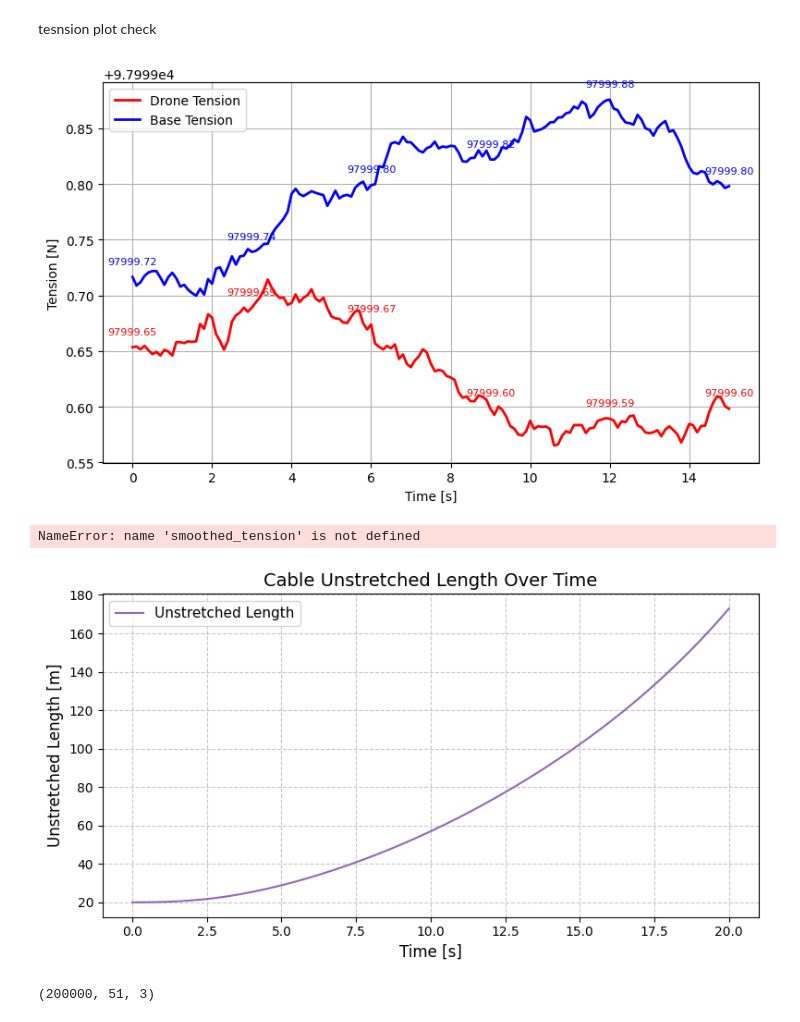
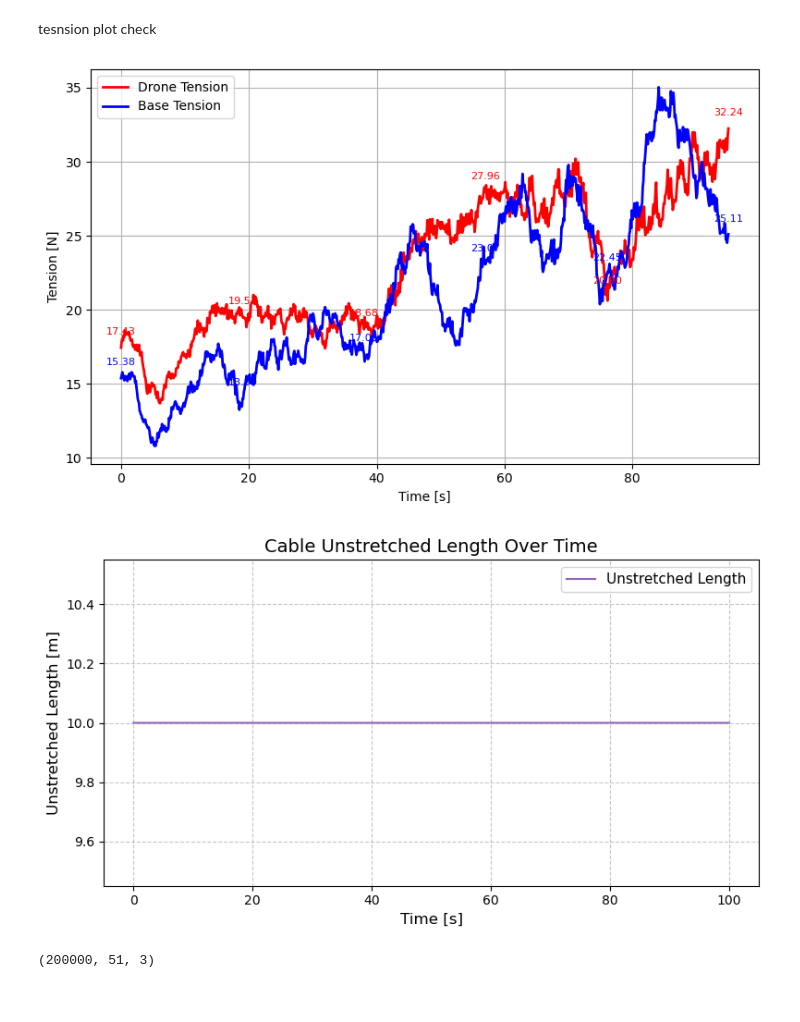
Before and after one commit to Ravi131729/tether_drone, a Jupyter notebook: test.ipynb, the cells around one changed output. Saved outputs shown, nothing was run; the diff lists cells and outputs as text; code cells hidden in the pictures.

```diff
--- a/test.ipynb
+++ b/test.ipynb
@@ -89,8 +89,8 @@ for fname in sorted_files:
     fig, ax = plt.subplots(figsize=(8, 5))
     ax.plot(time_ds, tensions_ds, lw=0.8, alpha=0.6, label="Raw")
     ax.plot(time_smoothed, smoothed_tension, "r-", lw=2, label="Smoothed")
-    ax.axhline(np.mean(smoothed_tension), color="g", linestyle="--",
-               label=f"Mean = {np.mean(smoothed_tension):.2f}")
+    # ax.axhline(np.mean(smoothed_tension), color="g", linestyle="--",
+    #            label=f"Mean = {np.mean(smoothed_tension):.2f}")
     ax.set_xlabel("Time [s]"); ax.set_ylabel("Drone Tension")
     ax.set_title(title); ax.legend(); ax.grid(True); fig.tight_layout()
 
@@ -120,8 +120,8 @@ for fname in sorted_files:
             label="Momentum Change (smoothed)")
 
     avg_val_mc = np.mean(smoothed_mc)
-    ax.axhline(avg_val_mc, color="g", linestyle="--",
-               label=f"Mean = {avg_val_mc:.2f}")
+    # ax.axhline(avg_val_mc, color="g", linestyle="--",
+    #            label=f"Mean = {avg_val_mc:.2f}")
 
     ax.set_xlabel("Time [s]")
     ax.set_ylabel("Momentum Change (Impulse)")
@@ -150,13 +150,13 @@ import os
 import re
 
 # === Test file ===
-test_file = "winch_tf20s_L520.0_N50.npz"
+test_file = "results/sim_rank17_omega0.170.npz"
 
 # === Simulation parameters ===
-L = 520.0
-N = 1
+L = 15.0
+N = 20
 EA = 1e5
-spk = 500
+spk = 5
 l_k = (L-spk) / N
 h = 1e-4
 ds = 1000
@@ -254,59 +254,58 @@ time_smoothed  = time_ds[:len(smoothed_drone)]
 fig, ax = plt.subplots(figsize=(8, 5))
 
 # ax.plot(time_ds, tensions_drone, lw=0.8, alpha=0.5, label="Drone (raw)")
 ax.plot(time_smoothed, smoothed_drone, "r-", lw=2, label="Drone Tension")
 
 # ax.plot(time_ds, tensions_base, lw=0.8, alpha=0.5, label="Base (raw)", color="tab:blue")
 ax.plot(time_smoothed, smoothed_base, "b-", lw=2, label="Base Tension")
 
 # ---- Mean lines ----
 # ax.axhline(np.mean(smoothed_drone), color="r", linestyle="--",
 #            label=f"Drone Mean = {np.mean(smoothed_drone):.2f}")
 # ax.axhline(np.mean(smoothed_base), color="b", linestyle="--",
 #            label=f"Base Mean = {np.mean(smoothed_base):.2f}")
 
 # ---- Annotate ----
 annotate_curve(ax, time_smoothed, smoothed_drone, n=5, color="red")
 annotate_curve(ax, time_smoothed, smoothed_base, n=5, color="blue")
 
 # ---- Labels & Styling ----
 ax.set_xlabel("Time [s]")
 ax.set_ylabel("Tension [N]")
 # ax.set_title("Drone & Base Tensions (first 100 s)")
 ax.legend(loc="best")
 ax.grid(True)
 fig.tight_layout()
 plt.show()
 
-# ---- Momentum change from smoothed tension ----
-momentum_changes = []
-for k in range(len(smoothed_tension) - window_ds):
-    y = smoothed_tension[k:k+window_ds]
-    x = time_smoothed[k:k+window_ds]
-    impulse = np.trapezoid(y, x)
-    momentum_changes.append(impulse)
-momentum_changes = np.array(momentum_changes)
-time_mc = time_smoothed[:len(momentum_changes)]
+# # ---- Momentum change from smoothed tension ----
+# momentum_changes = []
+# for k in range(len(smoothed_tension) - window_ds):
+#     y = smoothed_tension[k:k+window_ds]
+#     x = time_smoothed[k:k+window_ds]
+#     impulse = np.trapezoid(y, x)
+#     momentum_changes.append(impulse)
+# momentum_changes = np.array(momentum_changes)
+# time_mc = time_smoothed[:len(momentum_changes)]
 
-# Smooth momentum curve
-smoothed_mc = moving_average(momentum_changes, w=20)
-time_mc_sm = time_mc[:len(smoothed_mc)]
+# # Smooth momentum curve
+# smoothed_mc = moving_average(momentum_changes, w=20)
+# time_mc_sm = time_mc[:len(smoothed_mc)]
 
-# ---- Plot Momentum Change ----
-fig, ax = plt.subplots(figsize=(8, 5))
-ax.plot(time_mc_sm, smoothed_mc, "r-", lw=2,
-        label="Momentum Change ")
-avg_val_mc = np.mean(smoothed_mc)
-ax.axhline(avg_val_mc, color="g", linestyle="--",
-           label=f"Mean = {avg_val_mc:.2f}")
-annotate_curve(ax, time_mc_sm, smoothed_mc, n=6, color="blue")
-ax.set_xlabel("Time [s]"); ax.set_ylabel("Momentum Change (Impulse)")
-ax.set_title("Momentum Change ")
-ax.legend(); ax.grid(True); fig.tight_layout()
-plt.show()
+# # ---- Plot Momentum Change ----
+# fig, ax = plt.subplots(figsize=(8, 5))
+# ax.plot(time_mc_sm, smoothed_mc, "r-", lw=2,
+#         label="Momentum Change ")
+# avg_val_mc = np.mean(smoothed_mc)
+# ax.axhline(avg_val_mc, color="g", linestyle="--",
+#            label=f"Mean = {avg_val_mc:.2f}")
+# annotate_curve(ax, time_mc_sm, smoothed_mc, n=6, color="blue")
+# ax.set_xlabel("Time [s]"); ax.set_ylabel("Momentum Change (Impulse)")
+# ax.set_title("Momentum Change ")
+# ax.legend(); ax.grid(True); fig.tight_layout()
+# plt.show()
 # %% [output]
-[figure, old version]
+[figure, new version]
-NameError: name 'smoothed_tension' is not defined
 # %%
 # ---- Unstretched Length ----
 unstretched_L = L * np.ones_like(spk_val) - spk_val
@@ -327,7 +326,7 @@ fig.tight_layout()
 
 plt.show()
 # %% [output]
-[figure, old version]
+[figure, new version]
 # %%
 from plotter.plot import plot_xz_trajectory
 from plotter.animate import animate_traj
```
Also changed, not shown: parts of 1 cell of this notebook, 11 other files.
